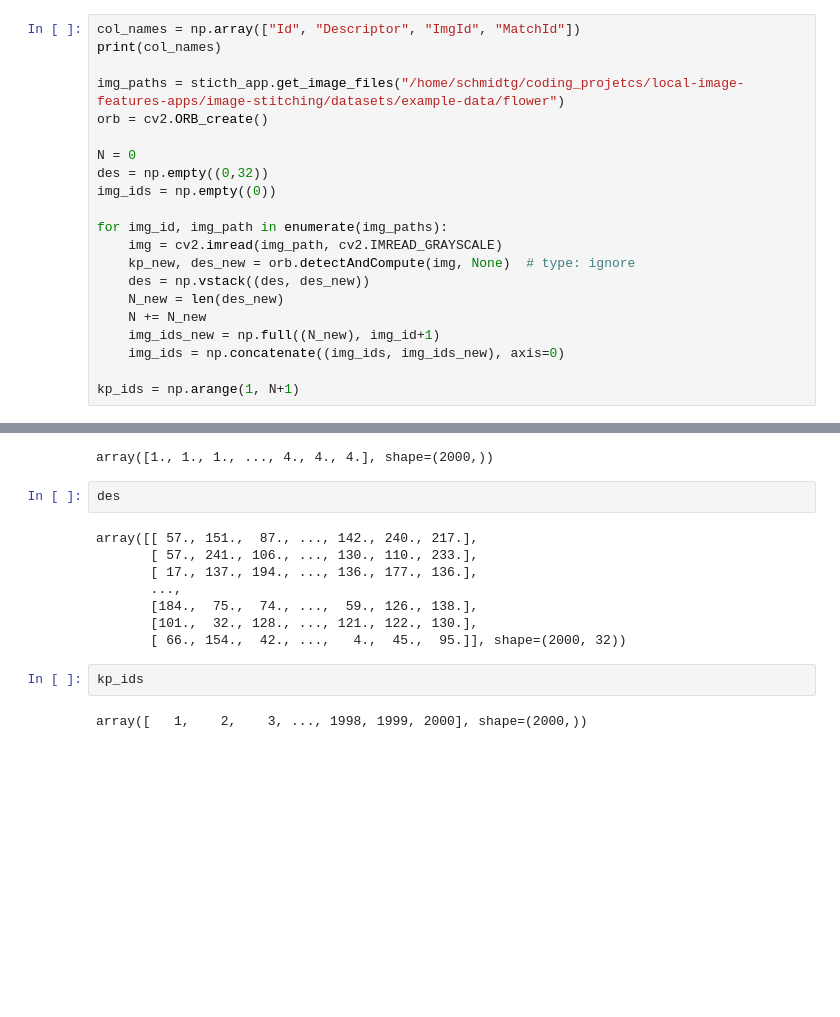
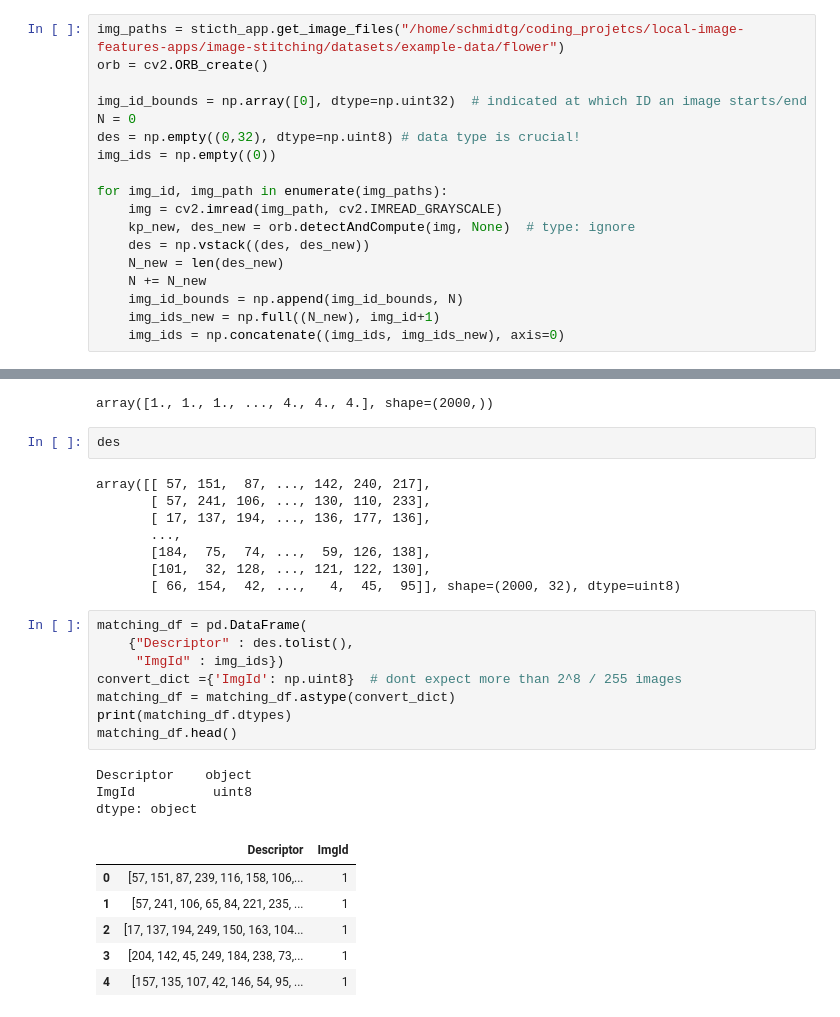
Before and after one commit to GCSchmidt/local-image-features-apps, a Jupyter notebook: image-stitching/experiments.ipynb, the cells around one changed output, grey strips where cells are left out. Saved outputs shown, nothing was run; the diff lists cells and outputs as text; blank space fills up the shorter version.

```diff
--- a/image-stitching/experiments.ipynb
+++ b/image-stitching/experiments.ipynb
@@ -9,14 +10,12 @@ import sticth_app
 ## Critical Stepps
 1. Get All Features Into a Table
 # %%
-col_names = np.array(["Id", "Descriptor", "ImgId", "MatchId"])
-print(col_names)
-
 img_paths = sticth_app.get_image_files("/home/schmidtg/coding_projetcs/local-image-features-apps/image-stitching/datasets/example-data/flower")
 orb = cv2.ORB_create()
 
+img_id_bounds = np.array([0], dtype=np.uint32)  # indicated at which ID an image starts/end
 N = 0
-des = np.empty((0,32))
+des = np.empty((0,32), dtype=np.uint8) # data type is crucial!
 img_ids = np.empty((0))
 
 for img_id, img_path in enumerate(img_paths):
@@ -25,7 +24,6 @@ for img_id, img_path in enumerate(img_paths):
     des = np.vstack((des, des_new))
     N_new = len(des_new)
     N += N_new
+    img_id_bounds = np.append(img_id_bounds, N)
     img_ids_new = np.full((N_new), img_id+1)
     img_ids = np.concatenate((img_ids, img_ids_new), axis=0)
-
-kp_ids = np.arange(1, N+1)
@@ -38,14 +42,28 @@ array([1., 1., 1., ..., 4., 4., 4.], shape=(2000,))
 # %%
 des
 # %% [output]
-array([[ 57., 151.,  87., ..., 142., 240., 217.],
-       [ 57., 241., 106., ..., 130., 110., 233.],
-       [ 17., 137., 194., ..., 136., 177., 136.],
+array([[ 57, 151,  87, ..., 142, 240, 217],
+       [ 57, 241, 106, ..., 130, 110, 233],
+       [ 17, 137, 194, ..., 136, 177, 136],
        ...,
-       [184.,  75.,  74., ...,  59., 126., 138.],
-       [101.,  32., 128., ..., 121., 122., 130.],
-       [ 66., 154.,  42., ...,   4.,  45.,  95.]], shape=(2000, 32))
+       [184,  75,  74, ...,  59, 126, 138],
+       [101,  32, 128, ..., 121, 122, 130],
+       [ 66, 154,  42, ...,   4,  45,  95]], shape=(2000, 32), dtype=uint8)
-# %%
-kp_ids
-# %% [output]
-array([   1,    2,    3, ..., 1998, 1999, 2000], shape=(2000,))
+# %%
+matching_df = pd.DataFrame(
+    {"Descriptor" : des.tolist(),
+     "ImgId" : img_ids})
+convert_dict ={'ImgId': np.uint8}  # dont expect more than 2^8 / 255 images
+matching_df = matching_df.astype(convert_dict)
+print(matching_df.dtypes)
+matching_df.head()
+# %% [output]
+Descriptor    object
+ImgId          uint8
+dtype: object
+|  | Descriptor | ImgId |
+| 0 | [57, 151, 87, 239, 116, 158, 106,... | 1 |
+| 1 | [57, 241, 106, 65, 84, 221, 235, ... | 1 |
+| 2 | [17, 137, 194, 249, 150, 163, 104... | 1 |
+| 3 | [204, 142, 45, 249, 184, 238, 73,... | 1 |
+| 4 | [157, 135, 107, 42, 146, 54, 95, ... | 1 |
```
Also changed, not shown: parts of 14 cells of this notebook.
